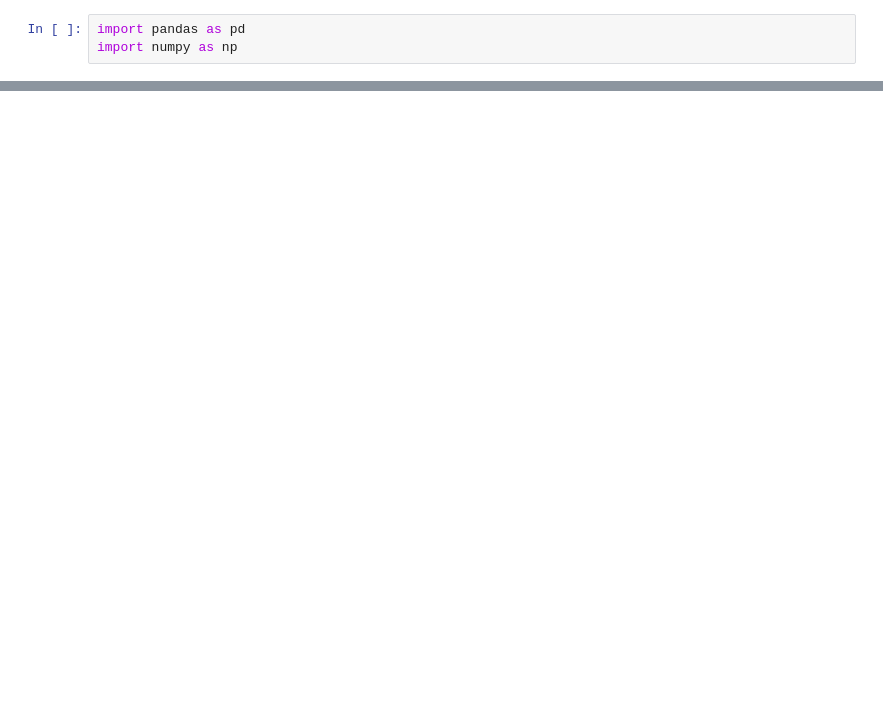
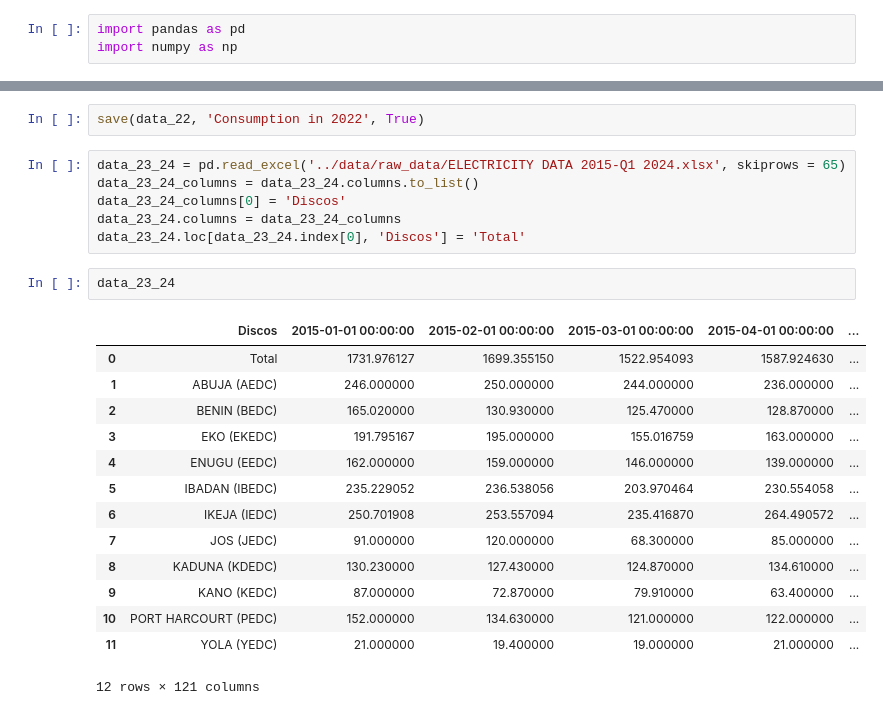
Before and after one commit to Hafsah2020/Energy-Consumption-Forecasting-Using-Deep-Learning, a Jupyter notebook: notebooks/Data Processing.ipynb, the cells around one changed output, grey strips where cells are left out. Saved outputs shown, nothing was run; the diff lists cells and outputs as text; blank space fills up the shorter version.

```diff
--- a/notebooks/Data Processing.ipynb
+++ b/notebooks/Data Processing.ipynb
@@ -27,0 +150,25 @@ data.to_excel('Energy_consumption.xlsx', sheet_name = 'Consumption in 2019')
+# %%
+save(data_22, 'Consumption in 2022', True)
+# %%
+data_23_24 = pd.read_excel('../data/raw_data/ELECTRICITY DATA 2015-Q1 2024.xlsx', skiprows = 65)
+data_23_24_columns = data_23_24.columns.to_list()
+data_23_24_columns[0] = 'Discos'
+data_23_24.columns = data_23_24_columns
+data_23_24.loc[data_23_24.index[0], 'Discos'] = 'Total'
+# %%
+data_23_24
+# %% [output]
+|  | Discos | 2015-01-01 00:00:00 | 2015-02-01 00:00:00 | 2015-03-01 00:00:00 | 2015-04-01 00:00:00 | ... |
+| 0 | Total | 1731.976127 | 1699.355150 | 1522.954093 | 1587.924630 | ... |
+| 1 | ABUJA (AEDC) | 246.000000 | 250.000000 | 244.000000 | 236.000000 | ... |
+| 2 | BENIN (BEDC) | 165.020000 | 130.930000 | 125.470000 | 128.870000 | ... |
+| 3 | EKO (EKEDC) | 191.795167 | 195.000000 | 155.016759 | 163.000000 | ... |
+| 4 | ENUGU (EEDC) | 162.000000 | 159.000000 | 146.000000 | 139.000000 | ... |
+| 5 | IBADAN (IBEDC) | 235.229052 | 236.538056 | 203.970464 | 230.554058 | ... |
+| 6 | IKEJA (IEDC) | 250.701908 | 253.557094 | 235.416870 | 264.490572 | ... |
+| 7 | JOS (JEDC) | 91.000000 | 120.000000 | 68.300000 | 85.000000 | ... |
+| 8 | KADUNA (KDEDC) | 130.230000 | 127.430000 | 124.870000 | 134.610000 | ... |
+| 9 | KANO (KEDC) | 87.000000 | 72.870000 | 79.910000 | 63.400000 | ... |
+| 10 | PORT HARCOURT (PEDC) | 152.000000 | 134.630000 | 121.000000 | 122.000000 | ... |
+| 11 | YOLA (YEDC) | 21.000000 | 19.400000 | 19.000000 | 21.000000 | ... |
+12 rows × 121 columns
```
Also changed, not shown: parts of 26 cells of this notebook, 5 other files.
